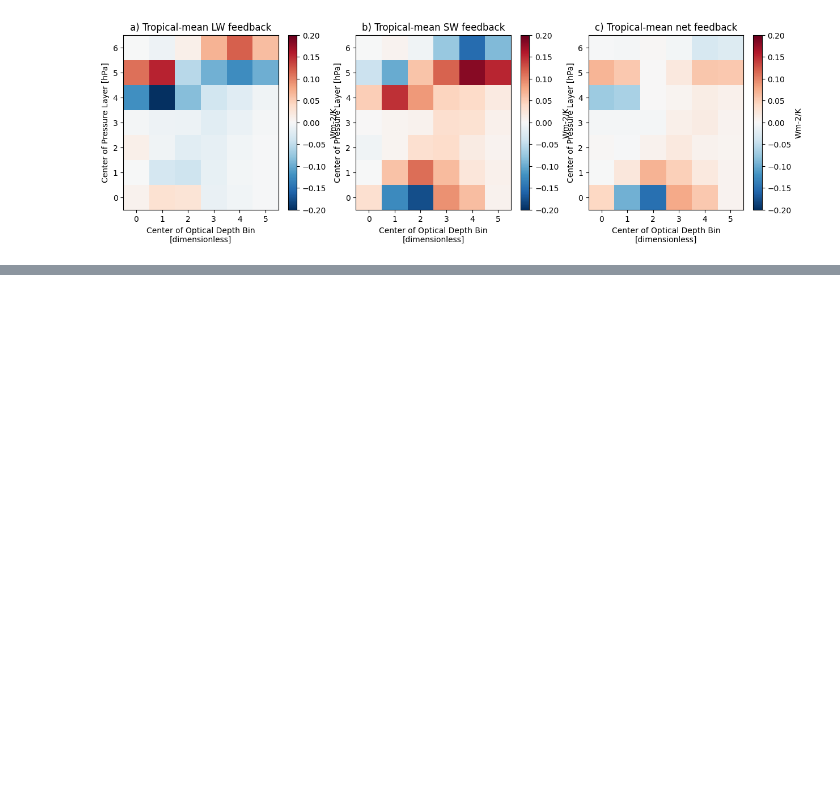
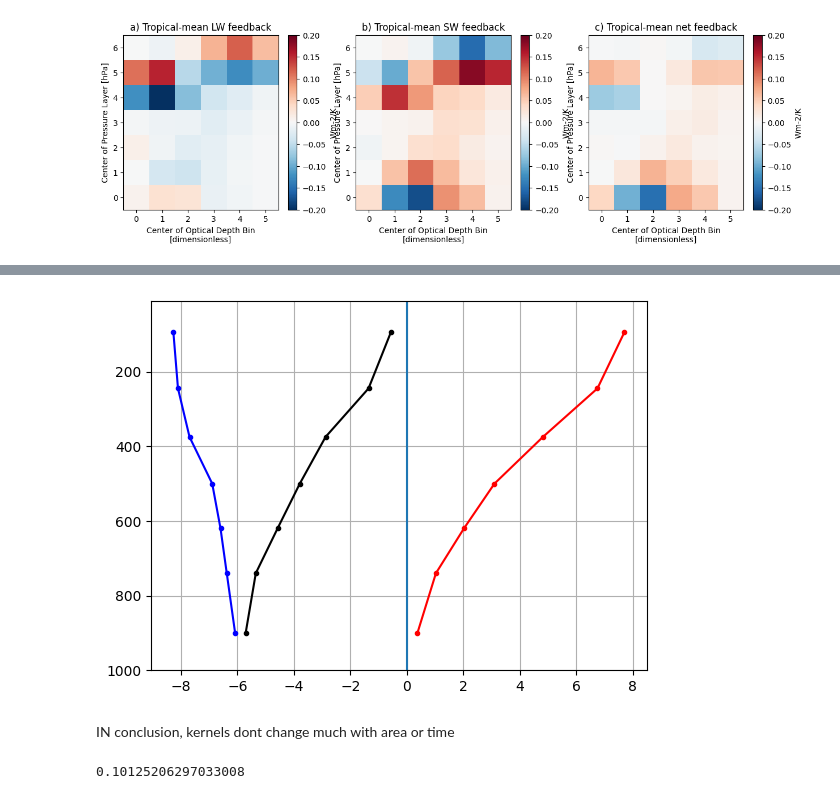
Before and after one commit to paula-rj/HighClouds, a Jupyter notebook: feedbacks.ipynb, the cells around one changed output, grey strips where cells are left out. Saved outputs shown, nothing was run; the diff lists cells and outputs as text; code cells hidden in the pictures; blank space fills up the shorter version.

```diff
--- a/feedbacks.ipynb
+++ b/feedbacks.ipynb
@@ -225,0 +276,12 @@ plt.savefig("feedbacks.png")
+# %%
+plt.plot(lwK_itcz.mean(["lat","time"]).sum("opt"),  midpoints[1:], ".-r")
+plt.plot(swK_itcz.mean(["lat","time"]).sum("opt"),  midpoints[1:], ".-b")
+plt.plot(K_itcz.mean(["lat","time"]).sum("opt"), midpoints[1:], ".-k")
+plt.gca().invert_yaxis()
+plt.ylim(1000,10)
+plt.vlines(0, ymin=1000, ymax=10)
+plt.grid()
+# %% [output]
+[figure, added]
+# %% [markdown]
+IN conclusion, kernels dont change much with area or time
@@ -225,0 +314,5 @@ plt.savefig("feedbacks.png")
+# %%
+a = stats.linregress(gmst_anom_raghu, bints_itcz)
+a.stderr
+# %% [output]
+0.10125206297033008
```
Also changed, not shown: parts of 19 cells of this notebook, 1 other file.
